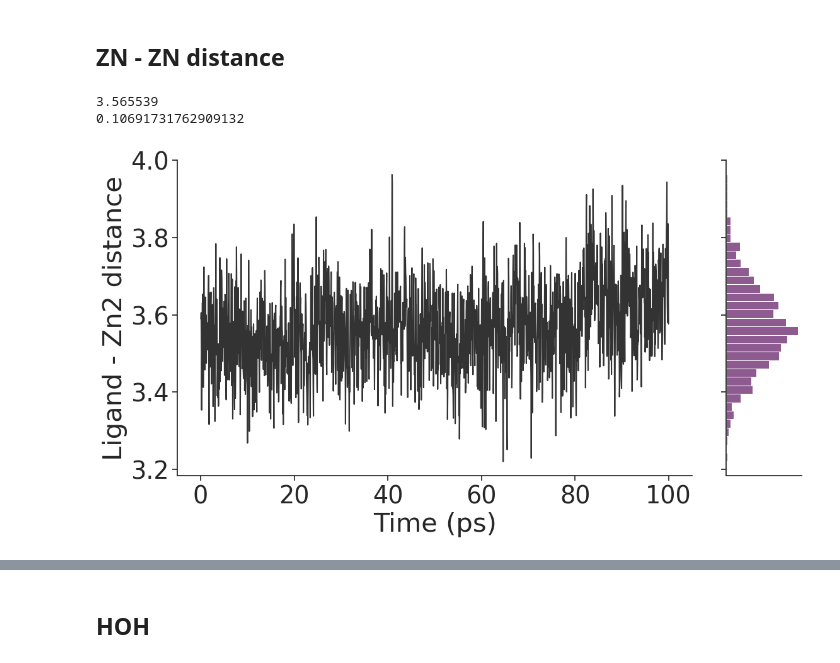
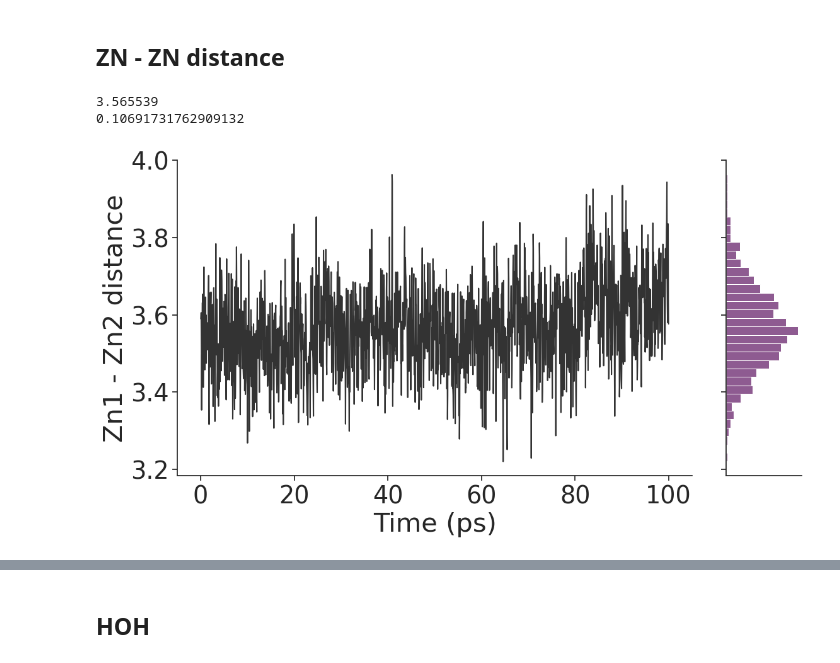
Before and after one commit to meyresearch/metalloenzymes, a Jupyter notebook: meze/plots.ipynb, the cells around one changed output, grey strips where cells are left out. Drawn from its saved outputs; the diff is of its cells as text; code cells hidden in the pictures.

```diff
--- a/meze/plots.ipynb
+++ b/meze/plots.ipynb
@@ -123,32 +123,32 @@ data = np.array([time, distance])
 data_transpose = np.transpose(data)
 
 dataframe = pd.DataFrame(data_transpose, columns=["time", "distance"])
 avg = np.mean(dataframe["distance"])
 print(avg)
 # med = np.median(dataframe["distance"])
 # print(med)
 std = np.std(dataframe["distance"])
 print(std)
 
 plot = sns.jointplot(data=dataframe, x="time", y="distance", kind="scatter", color=color,)
 sns.set_theme(font_scale=2.5, style="ticks")
 plot.ax_joint.cla()
 plt.sca(plot.ax_joint)
 plt.scatter(dataframe["time"], dataframe["distance"], s=0)
 plot.ax_joint.plot(dataframe["time"], dataframe["distance"], color="black", alpha=0.8)
 # plot.ax_joint.hlines(avg, 0, 2000, lw=2, color="#D0006F")
 # plot.ax_joint.hlines(med, 0, 2000, lw=2, color="#68246D")
 
 plt.gcf().set_size_inches(12, 8)
-plot.set_axis_labels("Time (ps)", "Ligand - Zn2 distance")
+plot.set_axis_labels("Time (ps)", "Zn1 - Zn2 distance")
 plt.setp(plot.ax_marg_x.patches, color="w")
 # plt.setp(plot.ax_marg_x.spines, color="w")
 plot.ax_marg_x.remove()
 plot.ax_joint.spines["top"].set_visible(True)
 sns.despine()
 plt.tight_layout()
 plt.savefig("/home/jguven/Desktop/alchemistry_paper/qmmm_OH_zn_zn_distance.pdf", dpi=1000)
 # %% [output]
 3.565539
 0.10691731762909132
-[figure, old version]
+[figure, new version]
```
Also changed, not shown: parts of 10 cells of this notebook, 3 other files.
